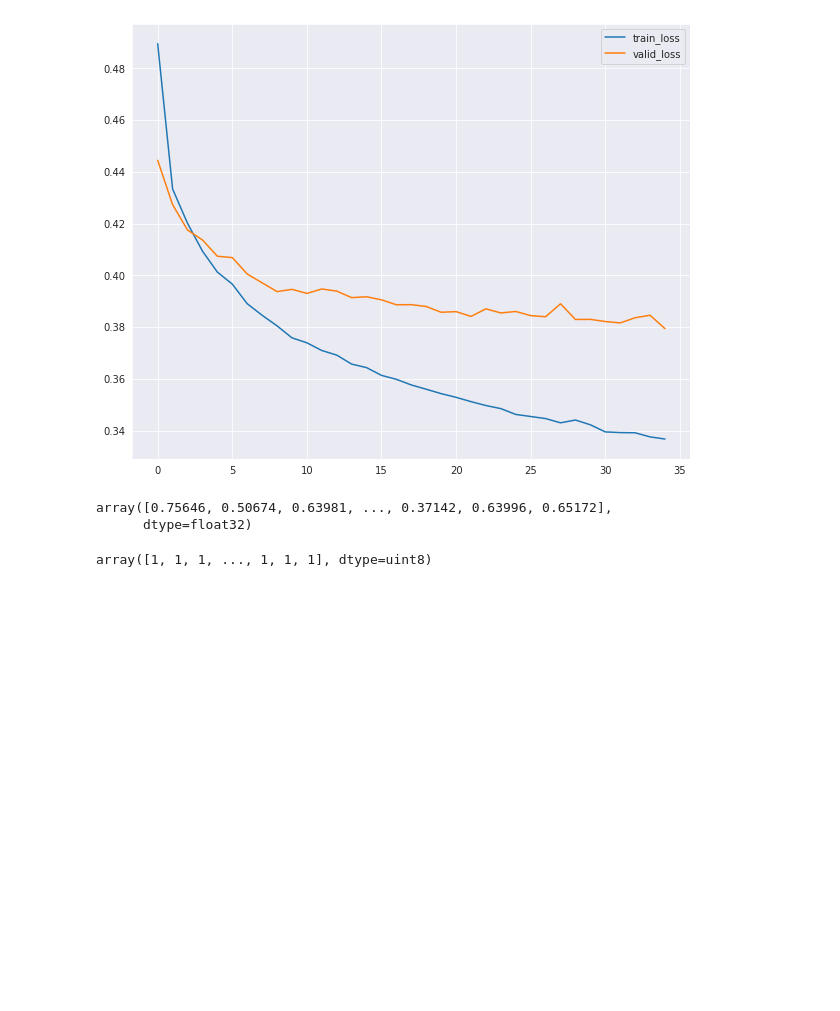
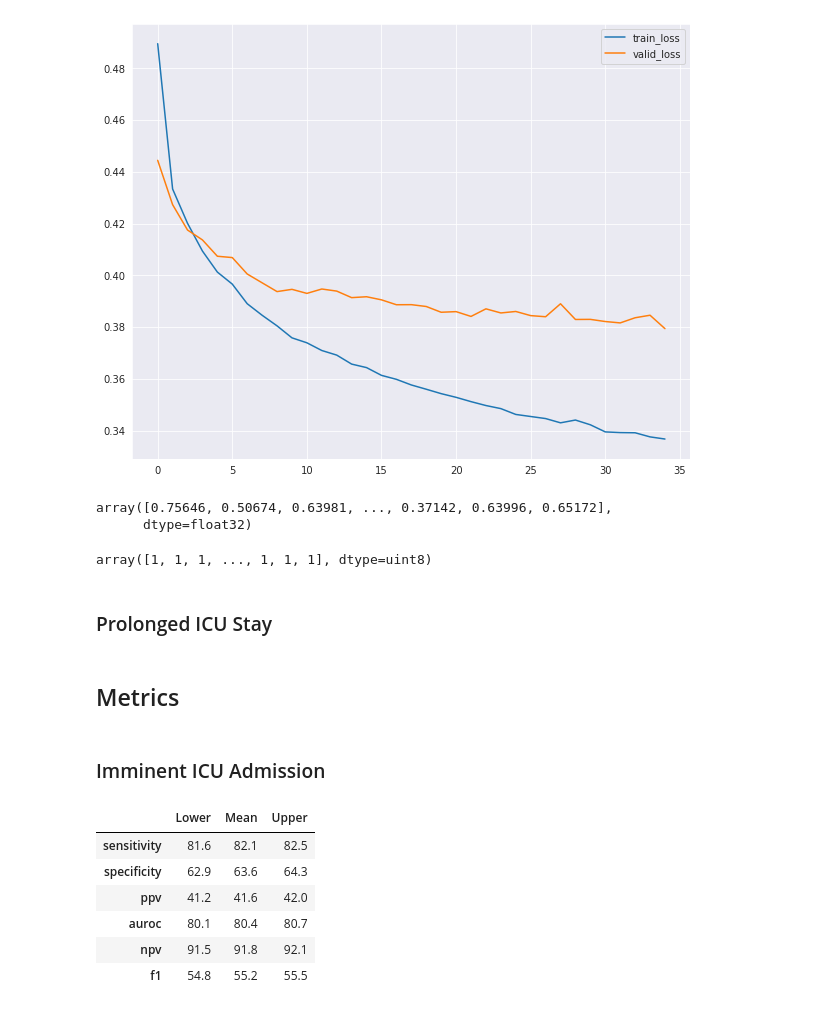
Before and after one commit to sudarshan85/imminent-adm-mimic, a Jupyter notebook: nn/nn_classifier.ipynb, the cells around one changed output. Drawn from its saved outputs; the diff is of its cells as text; code cells hidden in the pictures; blank space fills up the shorter version.

```diff
--- a/nn/nn_classifier.ipynb
+++ b/nn/nn_classifier.ipynb
@@ -210,3 +210,9 @@ metrics
 # %%
 fig, ax = plt.subplots(figsize=(10, 8))
 plot_confusion_matrix(ax, cm, classes=['Delayed', 'Imminent'], normalize=False, title='Confusion matrix')
+# %% [markdown]
+### Prolonged ICU Stay
+# %% [markdown]
+## Metrics
+# %% [markdown]
+### Imminent ICU Admission
@@ -212,0 +227,10 @@ plot_confusion_matrix(ax, cm, classes=['Delayed', 'Imminent'], normalize=False,
+# %%
+bam.get_avg_metrics(conf=0.95)
+# %% [output]
+|  | Lower | Mean | Upper |
+| sensitivity | 81.6 | 82.1 | 82.5 |
+| specificity | 62.9 | 63.6 | 64.3 |
+| ppv | 41.2 | 41.6 | 42.0 |
+| auroc | 80.1 | 80.4 | 80.7 |
+| npv | 91.5 | 91.8 | 92.1 |
+| f1 | 54.8 | 55.2 | 55.5 |
```
Also changed, not shown: parts of 7 cells of this notebook, 1 other file.
